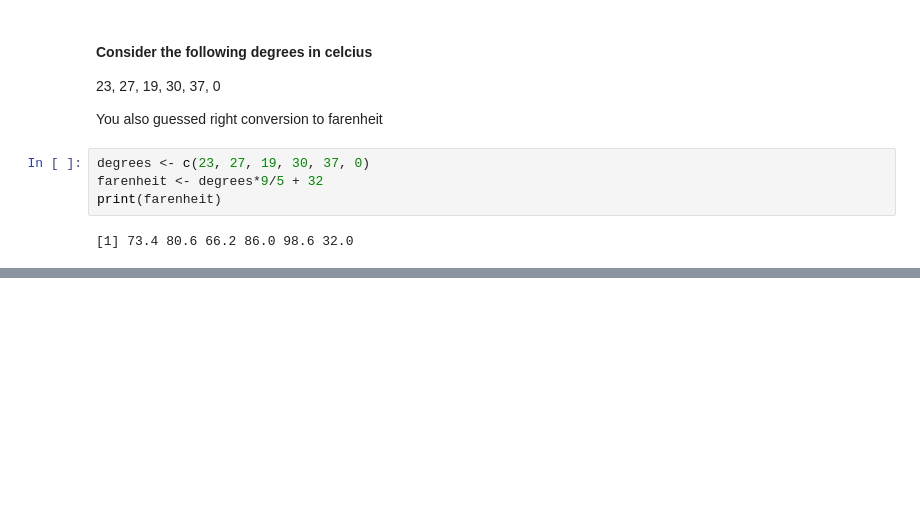
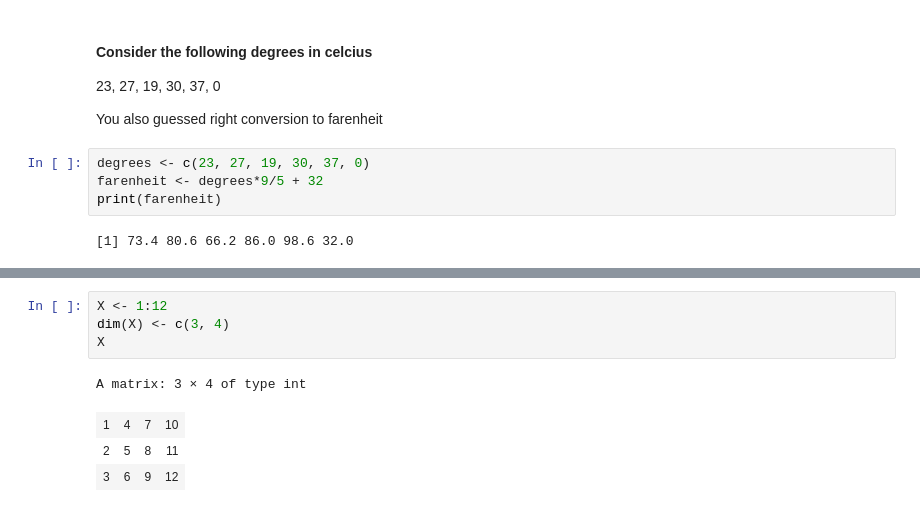
Before and after one commit to Victor-Mufasa/Computer-Interactive-Statistics, a Jupyter notebook: index.ipynb, the cells around one changed output, grey strips where cells are left out. Cells and saved outputs as stored; diff of their text form; blank space fills up the shorter version.

```diff
--- a/index.ipynb
+++ b/index.ipynb
@@ -78,0 +155,9 @@ print(farenheit)
+# %%
+X <- 1:12
+dim(X) <- c(3, 4)
+X
+# %% [output]
+A matrix: 3 × 4 of type int
+| 1 | 4 | 7 | 10 |
+| 2 | 5 | 8 | 11 |
+| 3 | 6 | 9 | 12 |
```
Also changed, not shown: parts of 14 cells of this notebook.
